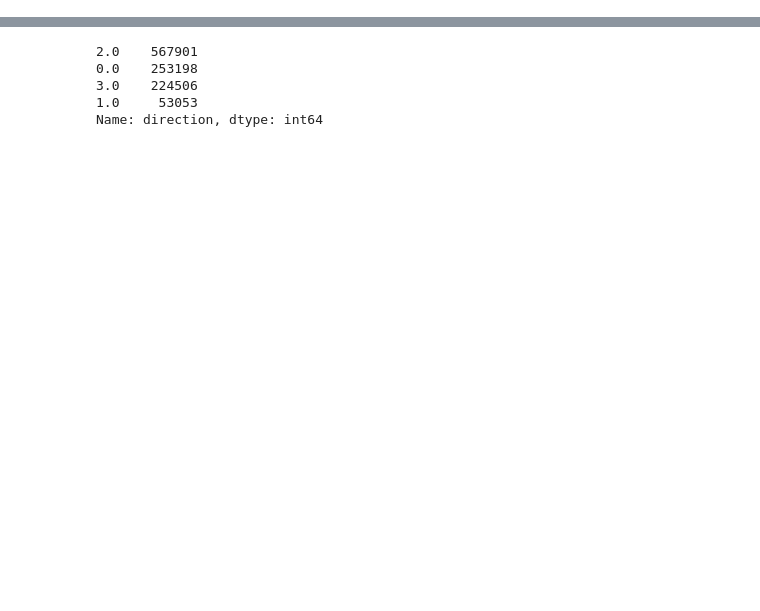
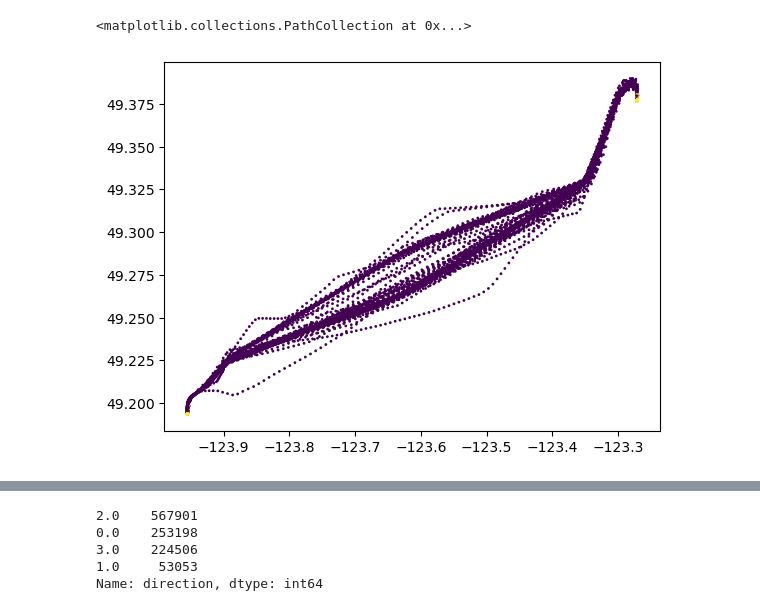
Before and after one commit to pagand/model_optimze_vessel, a Jupyter notebook: Feature/feature_engineering.ipynb, the cells around one changed output, grey strips where cells are left out. Saved outputs shown, nothing was run; the diff lists cells and outputs as text; code cells hidden in the pictures; blank space fills up the shorter version.

```diff
--- a/Feature/feature_engineering.ipynb
+++ b/Feature/feature_engineering.ipynb
@@ -66,6 +63,12 @@ df["MODE_up"] = df["MODE"].shift(periods=-1)
 df["MODE_down"] = df["MODE"].shift(periods=1)
 df["MODE"] = df[["MODE", "MODE_up", "MODE_down"]].apply(clean_mode,axis=1)
 df.drop(["MODE_up", "MODE_down"],axis=1, inplace=True)
+# %%
+samples = df.trip_id.sample(200)
+plt.scatter(df[df.trip_id.isin(samples)].LONGITUDE, df[df.trip_id.isin(samples)].LATITUDE, c = df[df.trip_id.isin(samples)].MODE, s=1)
+# %% [output]
+<matplotlib.collections.PathCollection at 0x...>
+[figure, added]
 # %%
 df.groupby("MODE").count()
 # %% [output]
```
Also changed, not shown: parts of 18 cells of this notebook, 1 other file.
